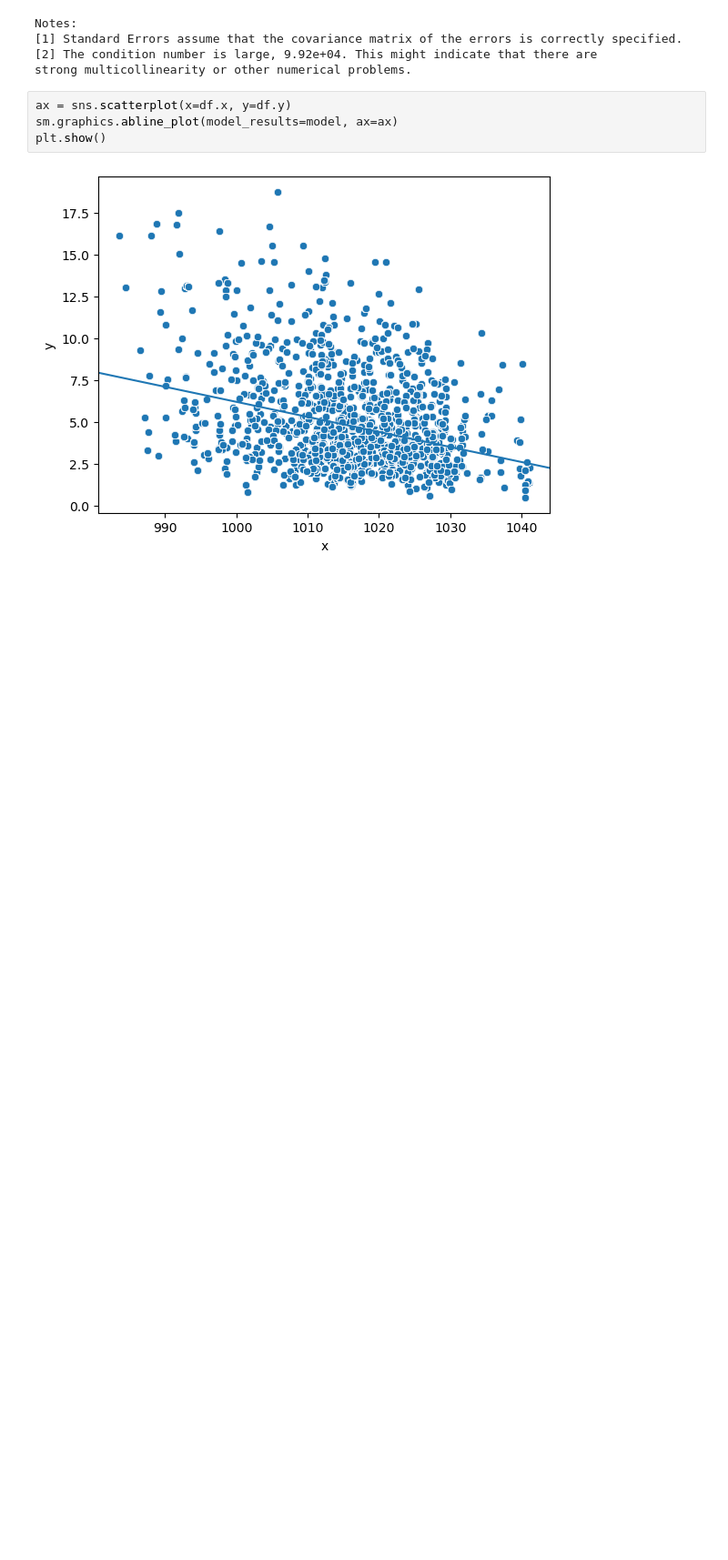
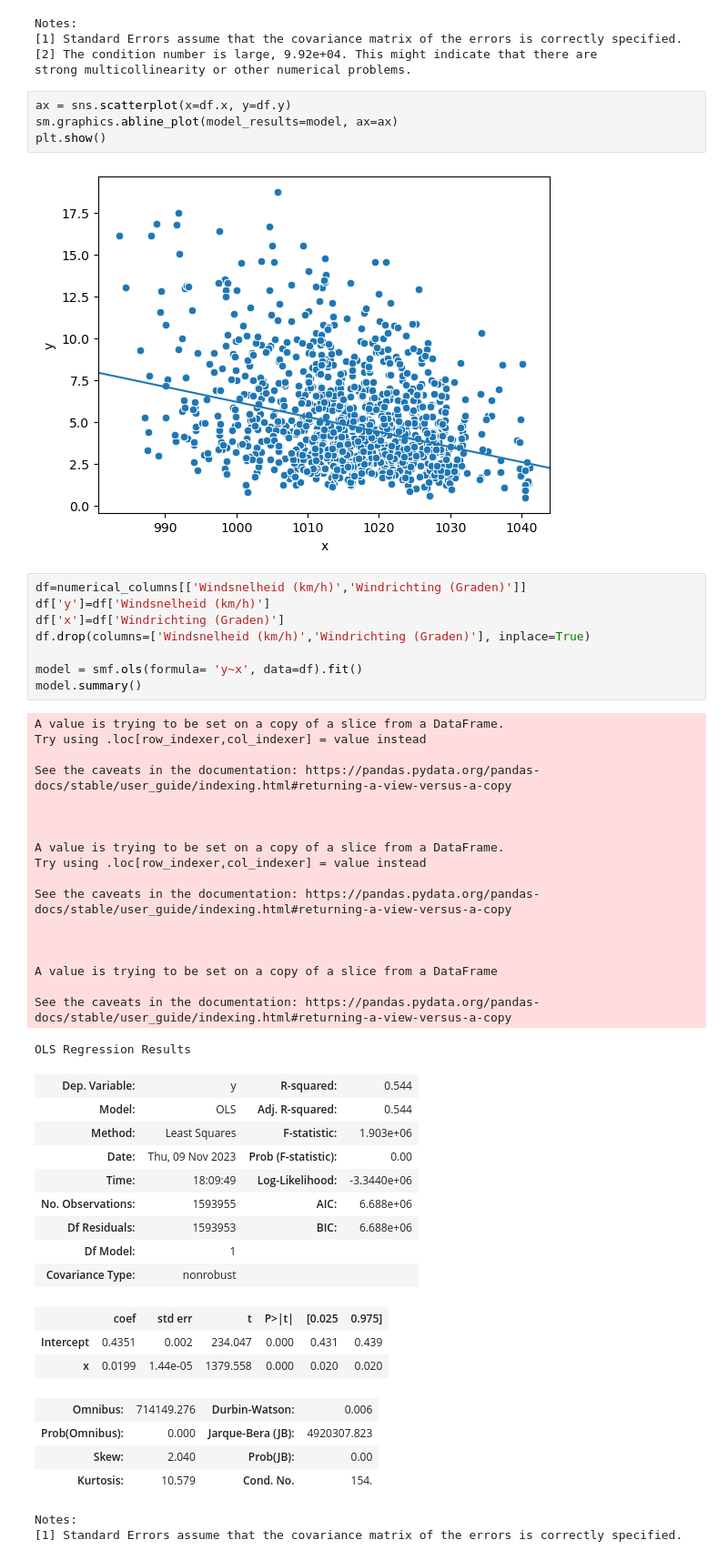
Before and after one commit to tj-072/eindpresentatie_VAv2, a Jupyter notebook: analyse.ipynb, the cells around one changed output. Shown: that part at 91% size. Drawn from its saved outputs; the diff is of its cells as text; blank space fills up the shorter version.

```diff
--- a/analyse.ipynb
+++ b/analyse.ipynb
@@ -473,3 +473,48 @@ sm.graphics.abline_plot(model_results=model, ax=ax)
 plt.show()
 # %% [output]
 [figure]
+# %%
+df=numerical_columns[['Windsnelheid (km/h)','Windrichting (Graden)']]
+df['y']=df['Windsnelheid (km/h)']
+df['x']=df['Windrichting (Graden)']
+df.drop(columns=['Windsnelheid (km/h)','Windrichting (Graden)'], inplace=True)
+
+model = smf.ols(formula= 'y~x', data=df).fit()
+model.summary()
+# %% [output]
+A value is trying to be set on a copy of a slice from a DataFrame.
+Try using .loc[row_indexer,col_indexer] = value instead
+
+See the caveats in the documentation: https://pandas.pydata.org/pandas-docs/stable/user_guide/indexing.html#returning-a-view-versus-a-copy
+
+
+
+A value is trying to be set on a copy of a slice from a DataFrame.
+Try using .loc[row_indexer,col_indexer] = value instead
+
+See the caveats in the documentation: https://pandas.pydata.org/pandas-docs/stable/user_guide/indexing.html#returning-a-view-versus-a-copy
+
+
+
+A value is trying to be set on a copy of a slice from a DataFrame
+
+See the caveats in the documentation: https://pandas.pydata.org/pandas-docs/stable/user_guide/indexing.html#returning-a-view-versus-a-copy
+OLS Regression Results
+| Dep. Variable: | y | R-squared: | 0.544 |
+| Model: | OLS | Adj. R-squared: | 0.544 |
+| Method: | Least Squares | F-statistic: | 1.903e+06 |
+| Date: | Thu, 09 Nov 2023 | Prob (F-statistic): | 0.00 |
+| Time: | 18:09:49 | Log-Likelihood: | -3.3440e+06 |
+| No. Observations: | 1593955 | AIC: | 6.688e+06 |
+| Df Residuals: | 1593953 | BIC: | 6.688e+06 |
+| Df Model: | 1 |  |  |
+| Covariance Type: | nonrobust |  |  |
+|  | coef | std err | t | P>|t| | [0.025 | 0.975] |
+| Intercept | 0.4351 | 0.002 | 234.047 | 0.000 | 0.431 | 0.439 |
+| x | 0.0199 | 1.44e-05 | 1379.558 | 0.000 | 0.020 | 0.020 |
+| Omnibus: | 714149.276 | Durbin-Watson: | 0.006 |
+| Prob(Omnibus): | 0.000 | Jarque-Bera (JB): | 4920307.823 |
+| Skew: | 2.040 | Prob(JB): | 0.00 |
+| Kurtosis: | 10.579 | Cond. No. | 154. |
+Notes:
+[1] Standard Errors assume that the covariance matrix of the errors is correctly specified.
```
Also changed, not shown: parts of 1 cell of this notebook.
